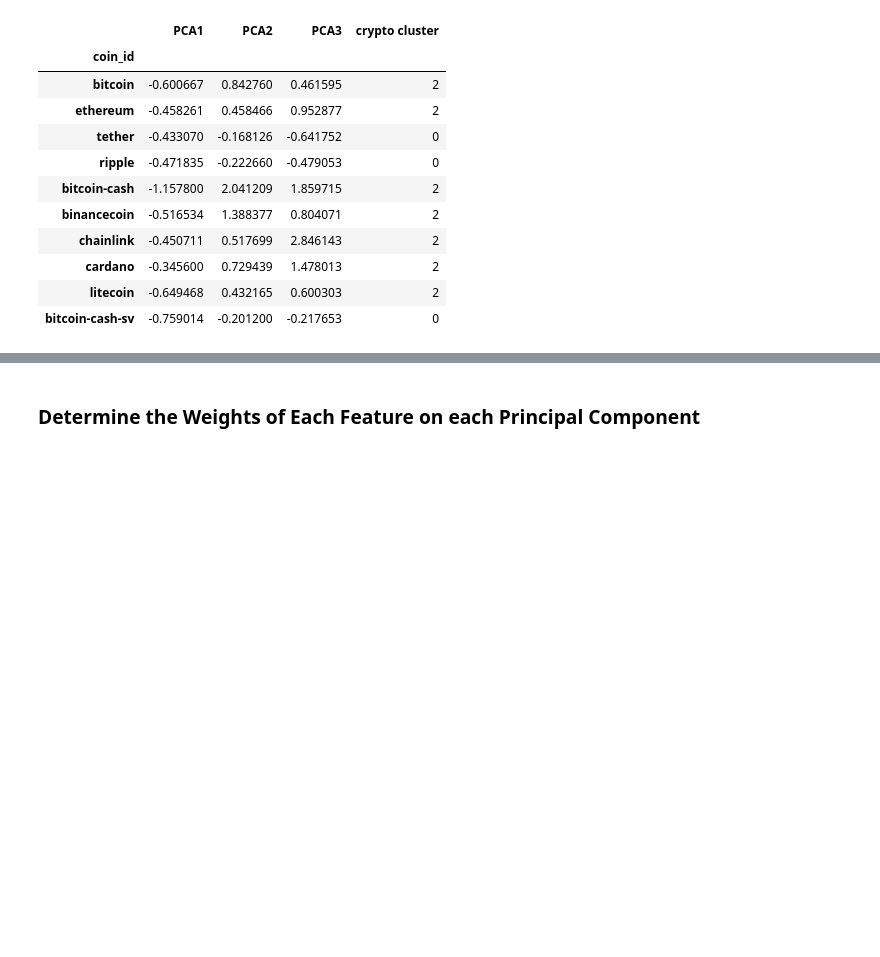
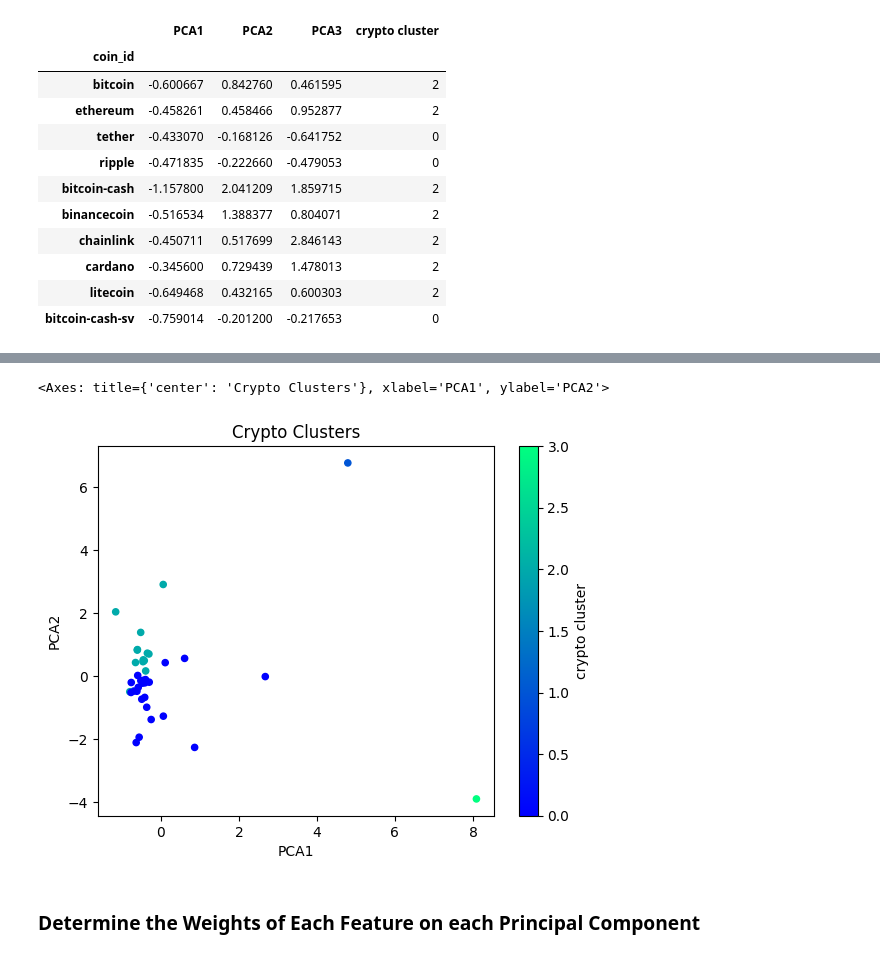
Before and after one commit to sir-hobbyjog/CryptoClustering, a Jupyter notebook: Crypto_Clustering.ipynb, the cells around one changed output, grey strips where cells are left out. Saved outputs shown, nothing was run; the diff lists cells and outputs as text; code cells hidden in the pictures; blank space fills up the shorter version.

```diff
--- a/Crypto_Clustering.ipynb
+++ b/Crypto_Clustering.ipynb
@@ -332,6 +330,12 @@ pca_clustered_df.head(10)
 pca_clustered_df.hvplot.scatter(x="PCA1", y="PCA2", by="crypto cluster", title="Crypto Clusters")
 # %% [output]
 [interactive output not drawn]
+# %%
+pca_clustered_df.plot.scatter(x="PCA1", y="PCA2", c="crypto cluster", title="Crypto Clusters", colormap="winter")
+#because hvplot has intermittent issues...
+# %% [output]
+<Axes: title={'center': 'Crypto Clusters'}, xlabel='PCA1', ylabel='PCA2'>
+[figure, added]
 # %% [markdown]
 ### Determine the Weights of Each Feature on each Principal Component
 # %%
```
Also changed, not shown: parts of 5 cells of this notebook.
